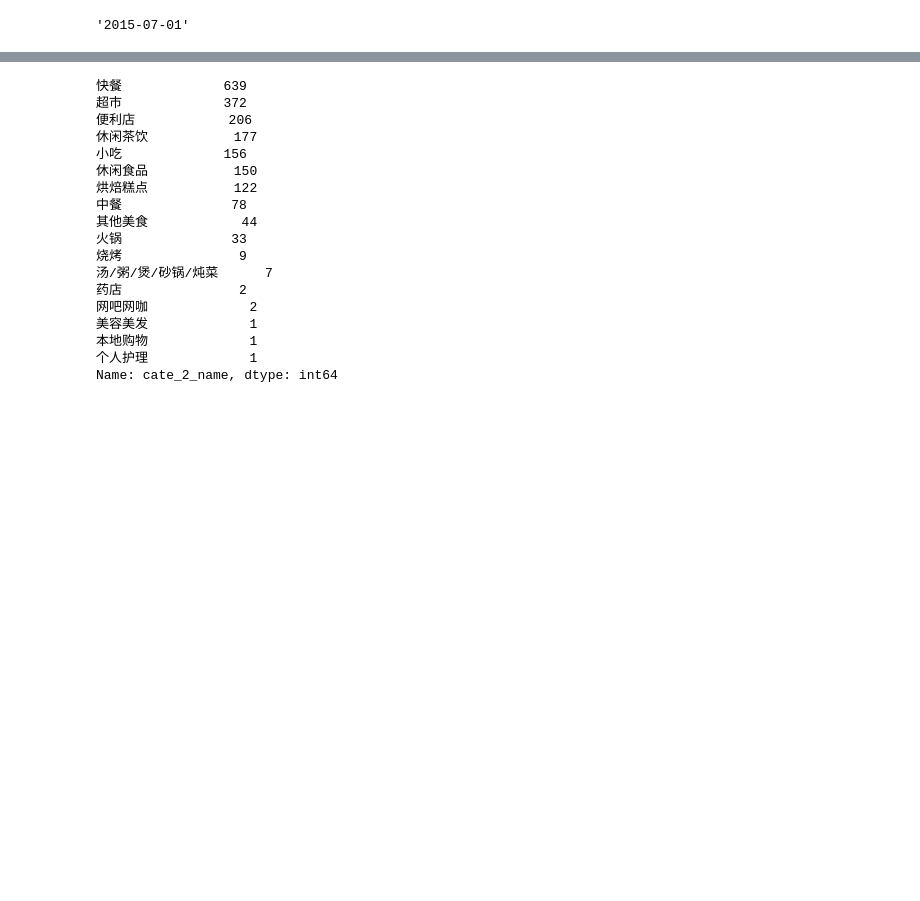
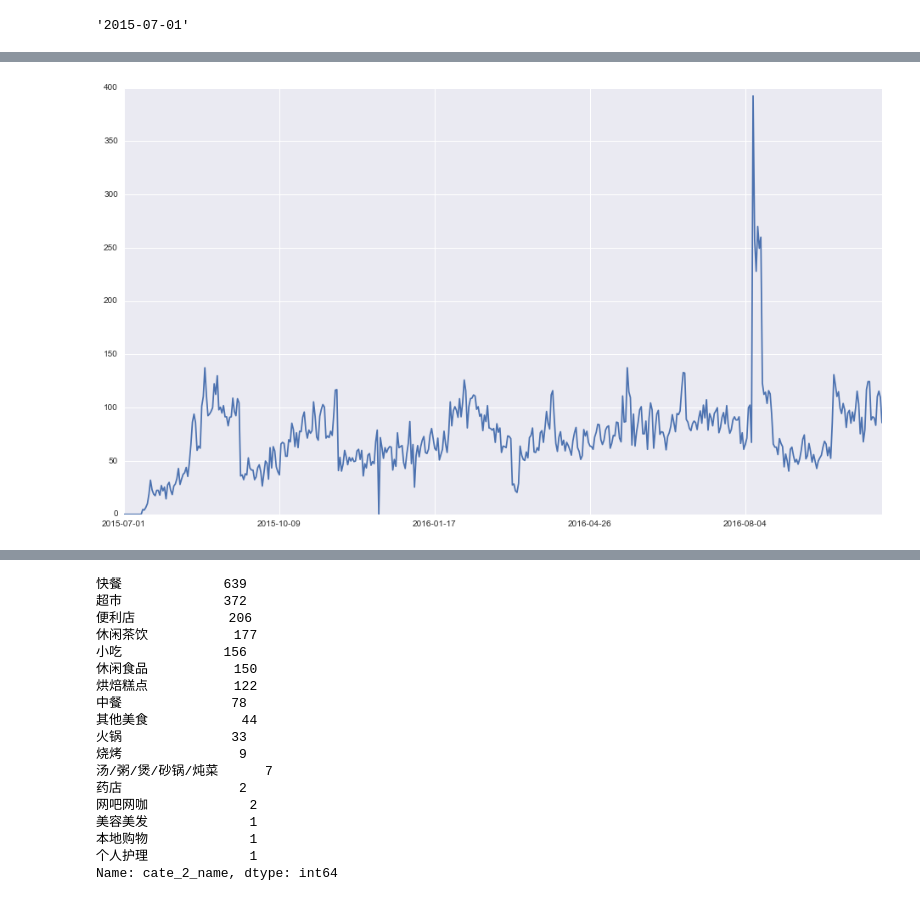
Before and after one commit to wakemeup-xyz/TianChi_IJCAI-17_sales_prediction_code, a Jupyter notebook: Explore Data & Analysis.ipynb, the cells around one changed output, grey strips where cells are left out. Cells and saved outputs as stored; diff of their text form; code cells hidden in the pictures; blank space fills up the shorter version.

```diff
--- a/Explore Data & Analysis.ipynb
+++ b/Explore Data & Analysis.ipynb
@@ -101,0 +138,4 @@ draw_ids([28,25])
+# %%
+draw_ids_avg([28,25],by_week=False,figsize=(16,9))
+# %% [output]
+[figure, added]
```
Also changed, not shown: parts of 18 cells of this notebook, 5 other files.
